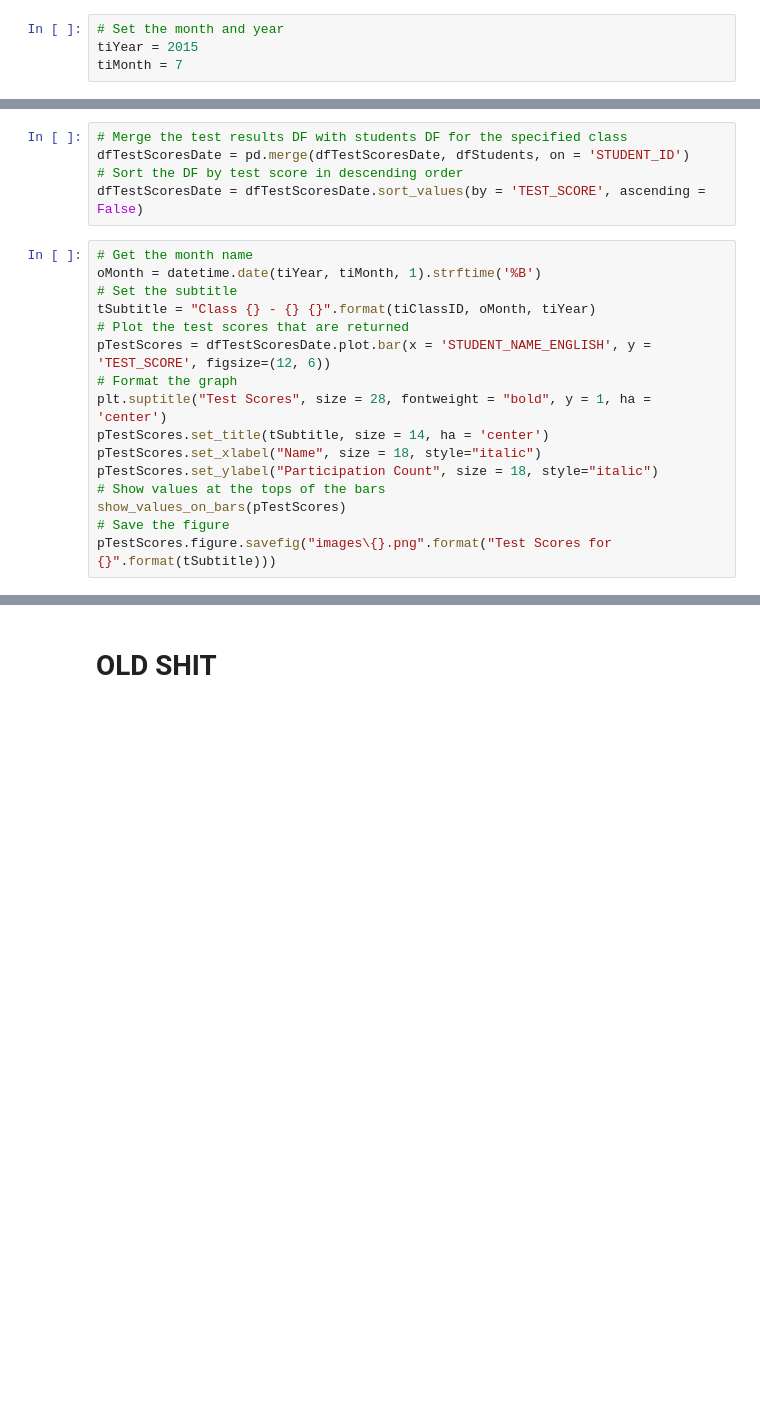
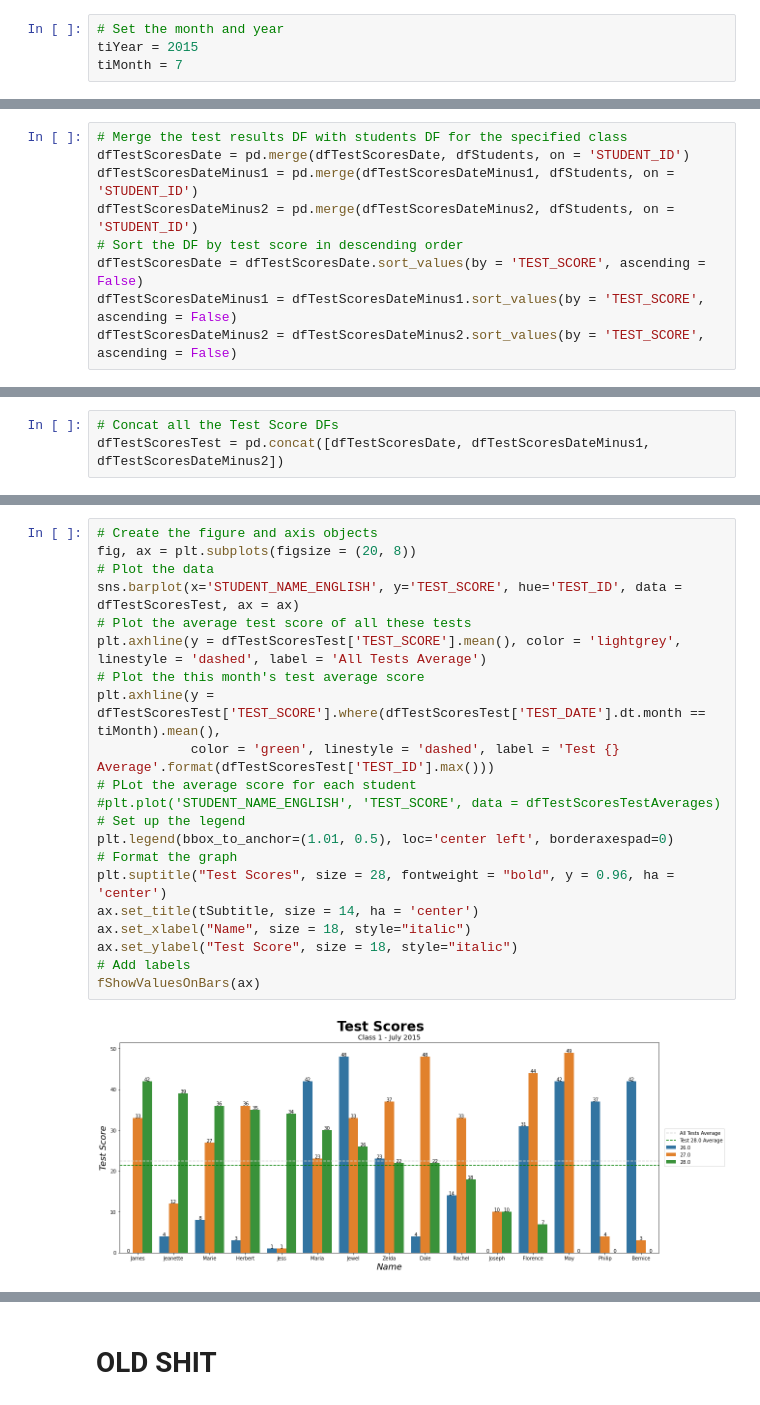
Before and after one commit to mikitz/china-students, a Jupyter notebook: (Teacher) Class Reports.ipynb, the cells around one changed output, grey strips where cells are left out. Drawn from its saved outputs; the diff is of its cells as text; blank space fills up the shorter version.

```diff
--- a/(Teacher) Class Reports.ipynb
+++ b/(Teacher) Class Reports.ipynb
@@ -112,21 +114,9 @@ lDFs = [dfStudents, dfTestScores, dfAttendance, dfHWScores, dfParticipation, dfT
 # %%
 # Merge the test results DF with students DF for the specified class
 dfTestScoresDate = pd.merge(dfTestScoresDate, dfStudents, on = 'STUDENT_ID')
+dfTestScoresDateMinus1 = pd.merge(dfTestScoresDateMinus1, dfStudents, on = 'STUDENT_ID')
+dfTestScoresDateMinus2 = pd.merge(dfTestScoresDateMinus2, dfStudents, on = 'STUDENT_ID')
 # Sort the DF by test score in descending order
 dfTestScoresDate = dfTestScoresDate.sort_values(by = 'TEST_SCORE', ascending = False)
+dfTestScoresDateMinus1 = dfTestScoresDateMinus1.sort_values(by = 'TEST_SCORE', ascending = False)
+dfTestScoresDateMinus2 = dfTestScoresDateMinus2.sort_values(by = 'TEST_SCORE', ascending = False)
-# %%
-# Get the month name
-oMonth = datetime.date(tiYear, tiMonth, 1).strftime('%B')
-# Set the subtitle
-tSubtitle = "Class {} - {} {}".format(tiClassID, oMonth, tiYear)
-# Plot the test scores that are returned
-pTestScores = dfTestScoresDate.plot.bar(x = 'STUDENT_NAME_ENGLISH', y = 'TEST_SCORE', figsize=(12, 6))
-# Format the graph
-plt.suptitle("Test Scores", size = 28, fontweight = "bold", y = 1, ha = 'center')
-pTestScores.set_title(tSubtitle, size = 14, ha = 'center')
-pTestScores.set_xlabel("Name", size = 18, style="italic")
-pTestScores.set_ylabel("Participation Count", size = 18, style="italic")
-# Show values at the tops of the bars
-show_values_on_bars(pTestScores)
-# Save the figure
-pTestScores.figure.savefig("images\{}.png".format("Test Scores for {}".format(tSubtitle)))
@@ -134,0 +123,3 @@ pTestScores.figure.savefig("images\{}.png".format("Test Scores for {}".format(tS
+# %%
+# Concat all the Test Score DFs
+dfTestScoresTest = pd.concat([dfTestScoresDate, dfTestScoresDateMinus1, dfTestScoresDateMinus2])
@@ -135 +133,24 @@ pTestScores.figure.savefig("images\{}.png".format("Test Scores for {}".format(tS
+# %%
+# Create the figure and axis objects
+fig, ax = plt.subplots(figsize = (20, 8))
+# Plot the data
+sns.barplot(x='STUDENT_NAME_ENGLISH', y='TEST_SCORE', hue='TEST_ID', data = dfTestScoresTest, ax = ax)
+# Plot the average test score of all these tests
+plt.axhline(y = dfTestScoresTest['TEST_SCORE'].mean(), color = 'lightgrey', linestyle = 'dashed', label = 'All Tests Average')
+# Plot the this month's test average score
+plt.axhline(y = dfTestScoresTest['TEST_SCORE'].where(dfTestScoresTest['TEST_DATE'].dt.month == tiMonth).mean(),
+            color = 'green', linestyle = 'dashed', label = 'Test {} Average'.format(dfTestScoresTest['TEST_ID'].max()))
+# PLot the average score for each student
+#plt.plot('STUDENT_NAME_ENGLISH', 'TEST_SCORE', data = dfTestScoresTestAverages)
+# Set up the legend
+plt.legend(bbox_to_anchor=(1.01, 0.5), loc='center left', borderaxespad=0)
+# Format the graph
+plt.suptitle("Test Scores", size = 28, fontweight = "bold", y = 0.96, ha = 'center')
+ax.set_title(tSubtitle, size = 14, ha = 'center')
+ax.set_xlabel("Name", size = 18, style="italic")
+ax.set_ylabel("Test Score", size = 18, style="italic")
+# Add labels
+fShowValuesOnBars(ax)
+# %% [output]
+[figure, added]
 # %% [markdown]
```
Also changed, not shown: parts of 12 cells of this notebook, 2 other files.
